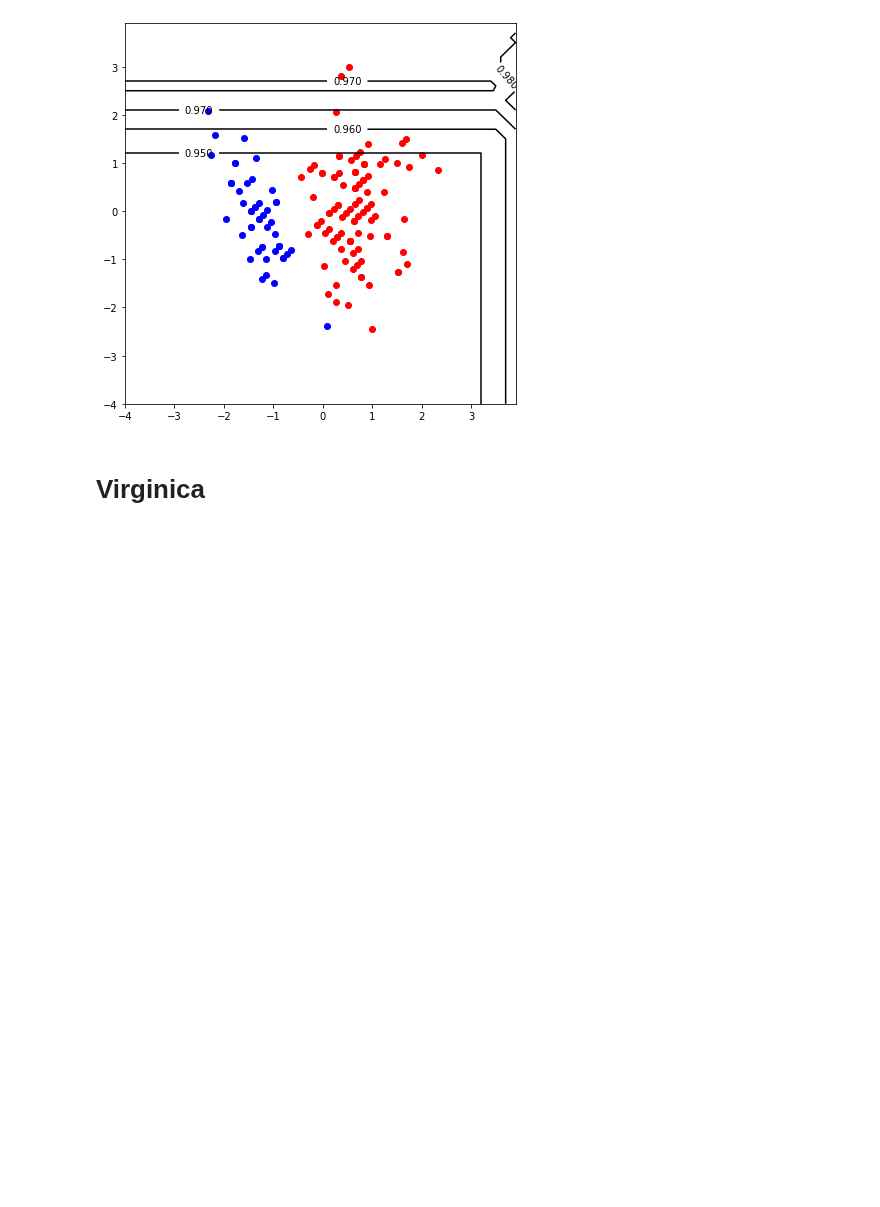
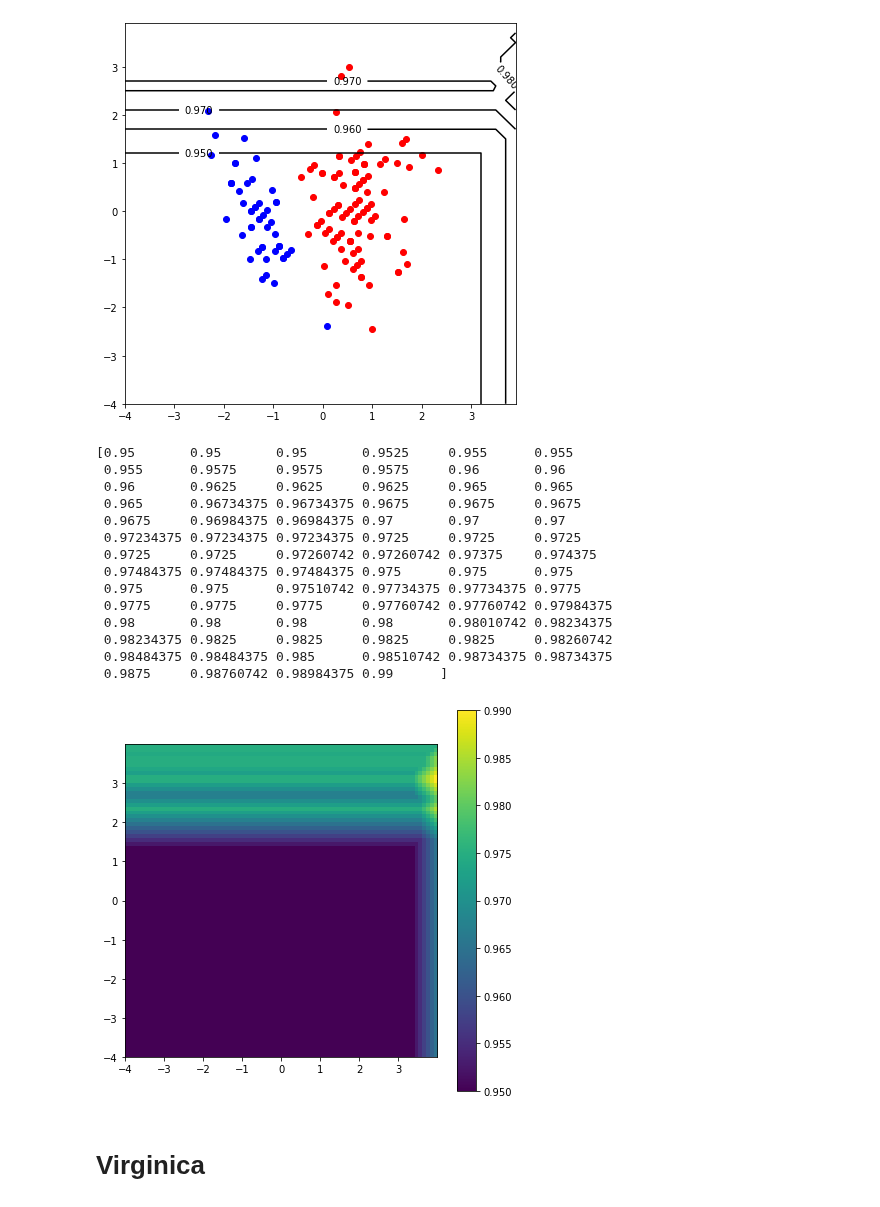
Before and after one commit to ritafolisi/Tirocinio, a Jupyter notebook: Visualizzazione-GFMM.ipynb, the cells around one changed output. Saved outputs shown, nothing was run; the diff lists cells and outputs as text; code cells hidden in the pictures; blank space fills up the shorter version.

```diff
--- a/Visualizzazione-GFMM.ipynb
+++ b/Visualizzazione-GFMM.ipynb
@@ -10,7 +10,7 @@ from fuzzy import *
 # %% [markdown]
 # Setosa
 # %%
-df = pd.read_csv('iris-setosa.csv')
+df = pd.read_csv('Dataset/iris-setosa.csv')
 
 df = df.sample(frac=1)
 
@@ -90,6 +90,39 @@ plt.show()
  0.98   0.98   0.98   0.9825 0.9825 0.9825 0.985  0.985  0.985  0.9875
  0.9875 0.99  ]
 [figure]
+# %%
+    x = np.arange(-4, 4, .1)
+    y = np.arange(-4, 4, .1)
+    X, Y = np.meshgrid(x, y)
+    zs = np.array([model.estimated_membership(np.array(list(zip(np.ravel(x), np.ravel(y)))))
+                   for x,y in zip(np.ravel(X), np.ravel(Y))])
+    zss = zs[:, :, 1]
+    print(np.unique(zss))
+    Z = zss.reshape(X.shape)
+
+    plt.figure(figsize=(7,7))
+    plt.clf()
+    plt.imshow(Z, extent=[-4, 4, -4, 4], origin='lower')
+    plt.xticks(np.arange(-4,4,1))
+    plt.yticks(np.arange(-4,4,1))
+    plt.colorbar()
+    plt.savefig("gfmm-set-hm.png")
+# %% [output]
+[0.95       0.95       0.95       0.9525     0.955      0.955
+ 0.955      0.9575     0.9575     0.9575     0.96       0.96
+ 0.96       0.9625     0.9625     0.9625     0.965      0.965
+ 0.965      0.96734375 0.96734375 0.9675     0.9675     0.9675
+ 0.9675     0.96984375 0.96984375 0.97       0.97       0.97
+ 0.97234375 0.97234375 0.97234375 0.9725     0.9725     0.9725
+ 0.9725     0.9725     0.97260742 0.97260742 0.97375    0.974375
+ 0.97484375 0.97484375 0.97484375 0.975      0.975      0.975
+ 0.975      0.975      0.97510742 0.97734375 0.97734375 0.9775
+ 0.9775     0.9775     0.9775     0.97760742 0.97760742 0.97984375
+ 0.98       0.98       0.98       0.98       0.98010742 0.98234375
+ 0.98234375 0.9825     0.9825     0.9825     0.9825     0.98260742
+ 0.98484375 0.98484375 0.985      0.98510742 0.98734375 0.98734375
+ 0.9875     0.98760742 0.98984375 0.99      ]
+[figure, added]
 # %% [markdown]
 # Virginica
 # %%
```
Also changed, not shown: parts of 5 cells of this notebook, 14 other files.
